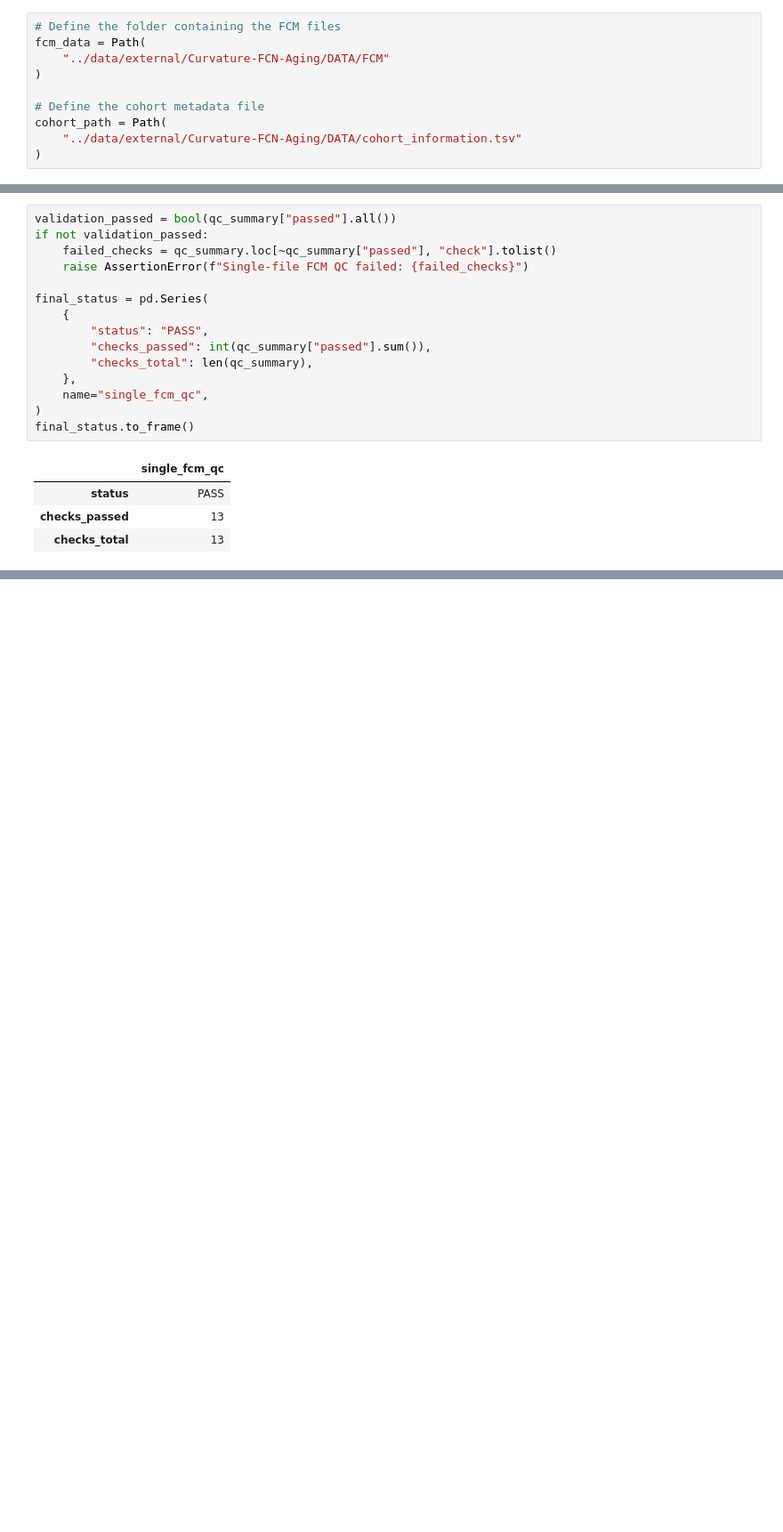
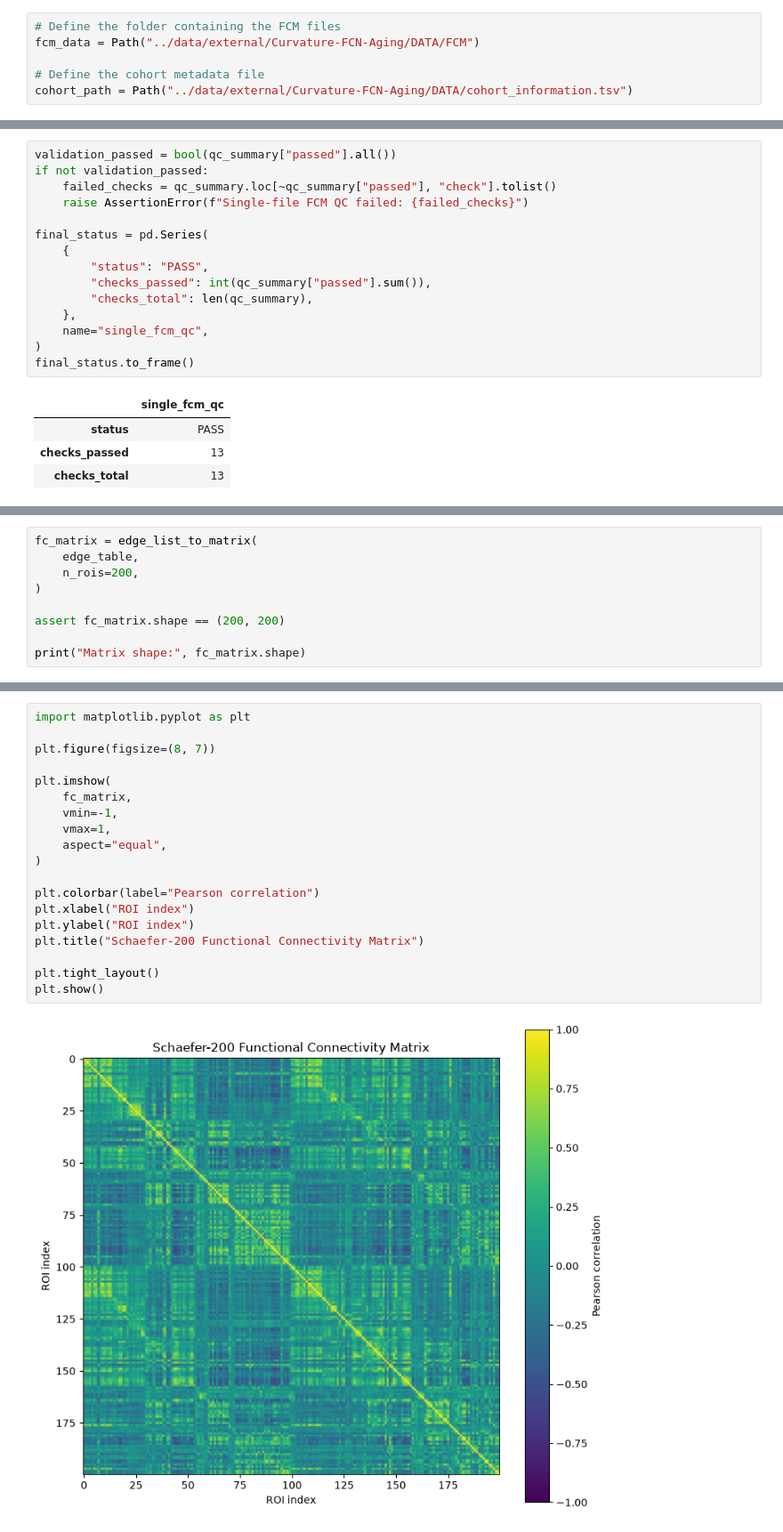
Before and after one commit to nasra-ismail/mpi-lemon-connectivity-cognition, a Jupyter notebook: notebooks/03_single_matrix_qc.ipynb, the cells around one changed output, grey strips where cells are left out. Shown at 89% size. Saved outputs shown, nothing was run; the diff lists cells and outputs as text; blank space fills up the shorter version.

Commit message:
feat: reconstruct and visualize FCM matrix (#50)
* feat: reconstruct and visualize FCM matrix

* fix: reconstruct and visualize FCM matrix

```diff
--- a/notebooks/03_single_matrix_qc.ipynb
+++ b/notebooks/03_single_matrix_qc.ipynb
@@ -26,11 +27,7 @@ The cohort information file contains the participant IDs used for alignment.
 # %%
 # Define the folder containing the FCM files
-fcm_data = Path(
-    "../data/external/Curvature-FCN-Aging/DATA/FCM"
-)
+fcm_data = Path("../data/external/Curvature-FCN-Aging/DATA/FCM")
 
 # Define the cohort metadata file
-cohort_path = Path(
-    "../data/external/Curvature-FCN-Aging/DATA/cohort_information.tsv"
-)
+cohort_path = Path("../data/external/Curvature-FCN-Aging/DATA/cohort_information.tsv")
 # %% [markdown]
@@ -170,0 +188,9 @@ final_status.to_frame()
+# %%
+fc_matrix = edge_list_to_matrix(
+    edge_table,
+    n_rois=200,
+)
+
+assert fc_matrix.shape == (200, 200)
+
+print("Matrix shape:", fc_matrix.shape)
@@ -170,0 +237,21 @@ final_status.to_frame()
+# %%
+import matplotlib.pyplot as plt
+
+plt.figure(figsize=(8, 7))
+
+plt.imshow(
+    fc_matrix,
+    vmin=-1,
+    vmax=1,
+    aspect="equal",
+)
+
+plt.colorbar(label="Pearson correlation")
+plt.xlabel("ROI index")
+plt.ylabel("ROI index")
+plt.title("Schaefer-200 Functional Connectivity Matrix")
+
+plt.tight_layout()
+plt.show()
+# %% [output]
+[figure, added]
```
Also changed, not shown: parts of 22 cells of this notebook.
